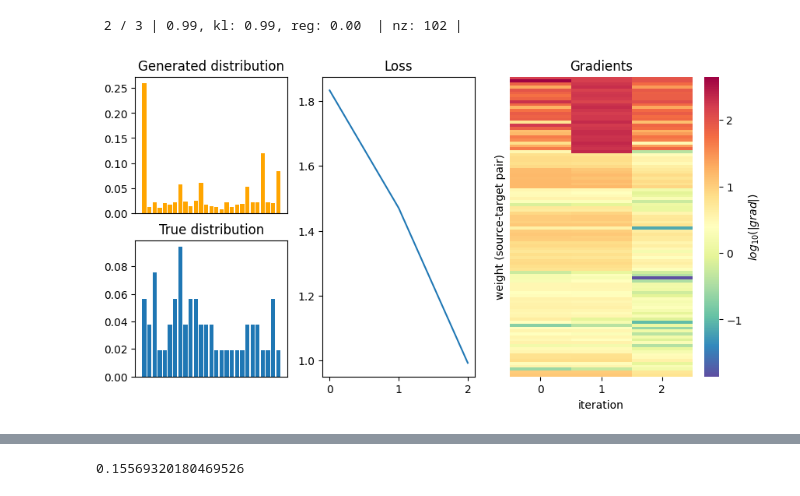
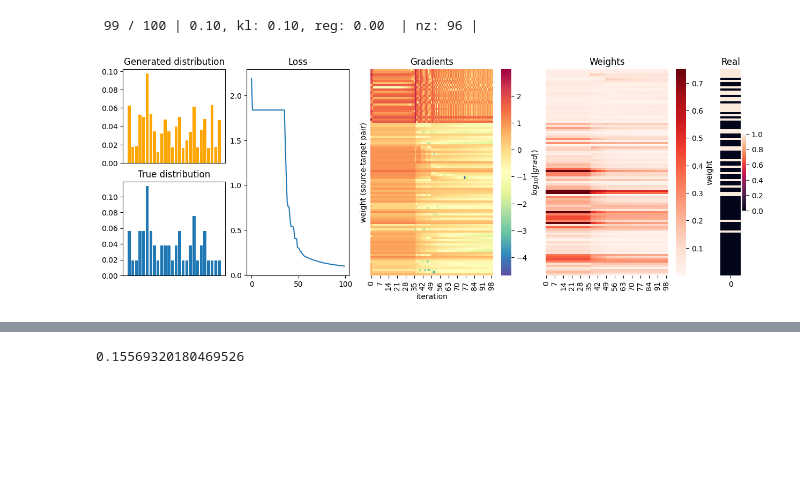
Before and after one commit to ErikHartman/disassembly, a Jupyter notebook: src/weight_estimation_gd.ipynb, the cells around one changed output, grey strips where cells are left out. Cells and saved outputs as stored; diff of their text form; code cells hidden in the pictures; blank space fills up the shorter version.

```diff
--- a/src/weight_estimation_gd.ipynb
+++ b/src/weight_estimation_gd.ipynb
@@ -38,42 +38,73 @@ for lr, step in zip(lrs, steps):
             lr_scheduler[i] = lr
 
 
-wegd = WeightEstimatorGD(lr=0.1, n_iterations=3, lr_scheduler=lr_scheduler)
+wegd = WeightEstimatorGD(lr=0.1, n_iterations=100, lr_scheduler=lr_scheduler)
 G = wegd.run(P, verbose=True)
 generated = wegd.generated
 losses = wegd.losses
 weights = wegd.weights
 
 fig, axs = plt.subplot_mosaic(
-    [["generated", "loss", "gradients"], ["true", "loss", "gradients"]], width_ratios=[2, 2, 3], figsize=(10,5)
+    [
+        ["generated", "loss", "gradients", "weights", "real"],
+        ["true", "loss", "gradients", "weights", "real"],
+    ],
+    width_ratios=[2, 2, 3, 3, 0.5],
+    figsize=(15, 5),
 )
 
 import numpy as np
 import seaborn as sns
 import pandas as pd
 
 axs["true"].bar(P.keys(), [v / sum(P.values()) for v in P.values()])
 axs["generated"].bar(
     generated[len(generated.keys()) - 1].keys(),
     generated[len(generated.keys()) - 1].values(),
     color="orange",
 )
 
 axs["loss"].plot(losses)
 axs["true"].set_title("True distribution")
 axs["generated"].set_title(f"Generated distribution")
 axs["loss"].set_title("Loss")
 axs["true"].set_xticks([])
 axs["generated"].set_xticks([])
 gradients = pd.DataFrame(wegd.gradients).apply(np.abs).apply(np.log10)
-sns.heatmap(gradients, cmap="Spectral_r", cbar_kws={"label":r"$log_{10}(|grad|)$"}, ax=axs["gradients"])
+sns.heatmap(
+    gradients,
+    cmap="Spectral_r",
+    cbar_kws={"label": r"$log_{10}(|grad|)$"},
+    ax=axs["gradients"],
+)
 axs["gradients"].set_yticks([])
 axs["gradients"].set_xlabel("iteration")
 axs["gradients"].set_ylabel("weight (source-target pair)")
 axs["gradients"].set_title("Gradients")
 
+dataframes = []
+for iteration, dataframe in wegd.weights.items():
+    dataframe.rename(columns={"weight": iteration}, inplace=True)
+    dataframes.append(dataframe)
+weights = pd.concat(dataframes, axis=1)
+
+
+sns.heatmap(weights, ax=axs["weights"], cbar_kws={"label": r"weight"}, cmap="Reds")
+axs["weights"].set_yticks([])
+axs["weights"].set_ylabel("")
+axs["weights"].set_title("Weights")
+
+import networkx as nx
+
+real_weights = nx.to_pandas_edgelist(sequence_graph).set_index(["source", "target"]).merge(
+    weights, left_index=True, right_index=True, how="right"
+).fillna(0)["weight"].loc[weights.index]
+sns.heatmap(np.reshape(real_weights.values, (len(real_weights.values), -1)), ax=axs["real"])
+axs["real"].set_yticks([])
+axs["real"].set_ylabel("")
+axs["real"].set_title("Real")
 
 plt.show()
 # %% [output]
- 2 / 3 | 0.99, kl: 0.99, reg: 0.00  | nz: 102 |
+ 99 / 100 | 0.10, kl: 0.10, reg: 0.00  | nz: 96 |
-[figure, old version]
+[figure, new version]
```
Also changed, not shown: parts of 2 cells of this notebook.
